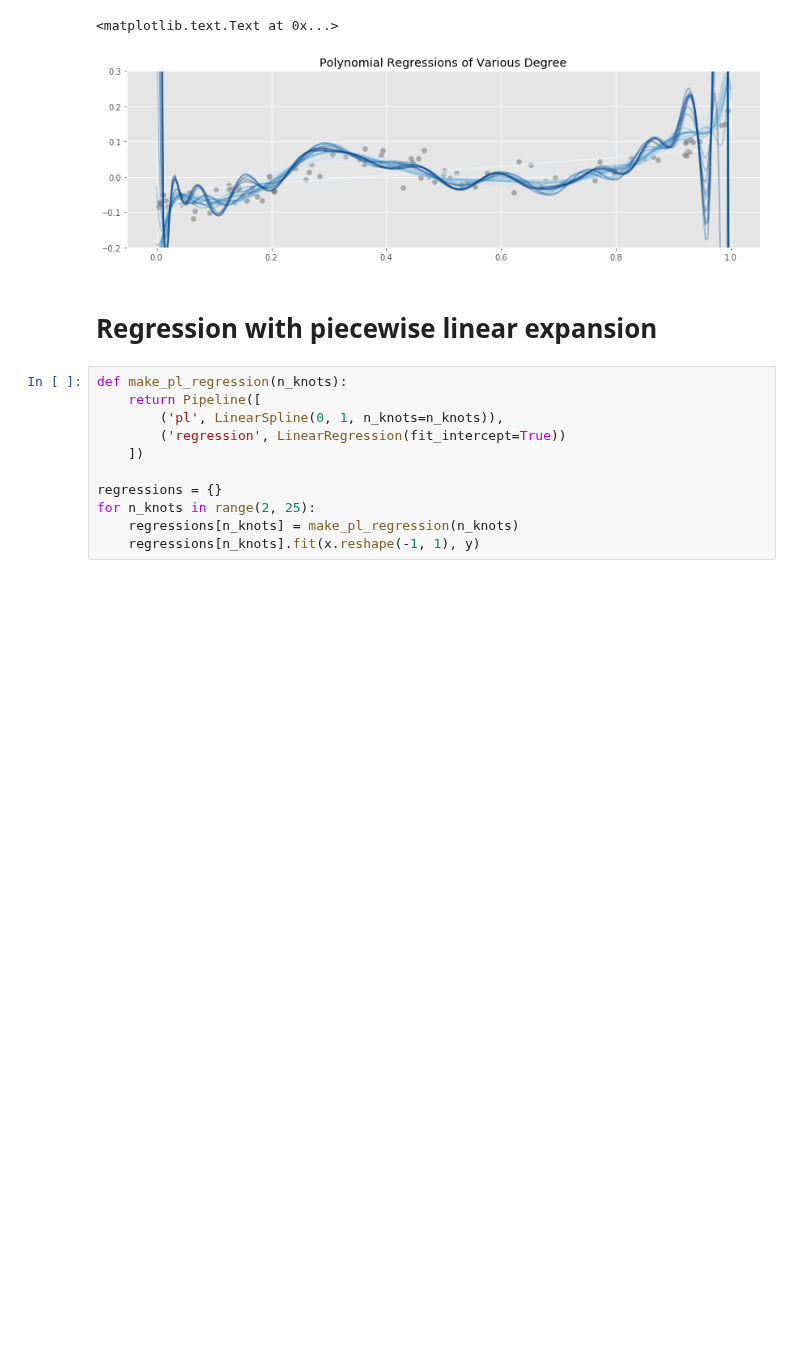
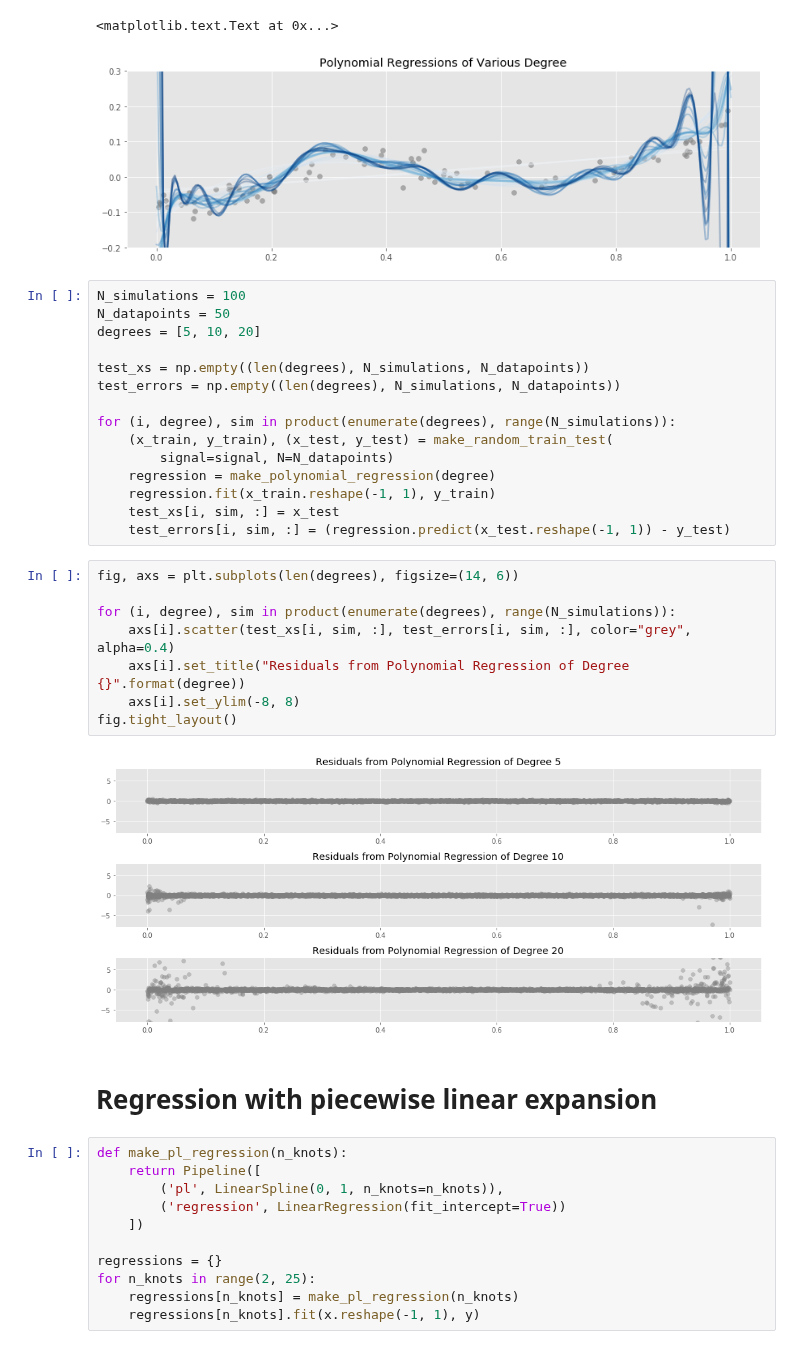
Before and after one commit to madrury/basis-expansions, a Jupyter notebook: basis-expansion-regressions.ipynb, the cells around one changed output. Saved outputs shown, nothing was run; the diff lists cells and outputs as text; blank space fills up the shorter version.

Commit message:
Finish section on polynomial regression.

```diff
--- a/basis-expansion-regressions.ipynb
+++ b/basis-expansion-regressions.ipynb
@@ -99,6 +100,31 @@ ax.set_title("Polynomial Regressions of Various Degree")
 # %% [output]
 <matplotlib.text.Text at 0x...>
 [figure]
+# %%
+N_simulations = 100
+N_datapoints = 50
+degrees = [5, 10, 20]
+
+test_xs = np.empty((len(degrees), N_simulations, N_datapoints))
+test_errors = np.empty((len(degrees), N_simulations, N_datapoints))
+
+for (i, degree), sim in product(enumerate(degrees), range(N_simulations)):
+    (x_train, y_train), (x_test, y_test) = make_random_train_test(
+        signal=signal, N=N_datapoints)
+    regression = make_polynomial_regression(degree)
+    regression.fit(x_train.reshape(-1, 1), y_train)
+    test_xs[i, sim, :] = x_test
+    test_errors[i, sim, :] = (regression.predict(x_test.reshape(-1, 1)) - y_test)
+# %%
+fig, axs = plt.subplots(len(degrees), figsize=(14, 6))
+
+for (i, degree), sim in product(enumerate(degrees), range(N_simulations)):
+    axs[i].scatter(test_xs[i, sim, :], test_errors[i, sim, :], color="grey", alpha=0.4)
+    axs[i].set_title("Residuals from Polynomial Regression of Degree {}".format(degree))
+    axs[i].set_ylim(-8, 8)
+fig.tight_layout()
+# %% [output]
+[figure, added]
 # %% [markdown]
 # Regression with piecewise linear expansion
 # %%
```
Also changed, not shown: parts of 1 cell of this notebook, 1 other file.
